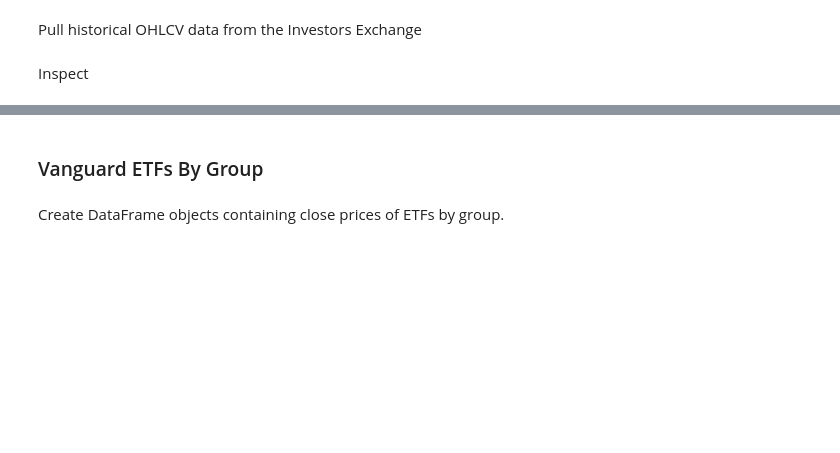
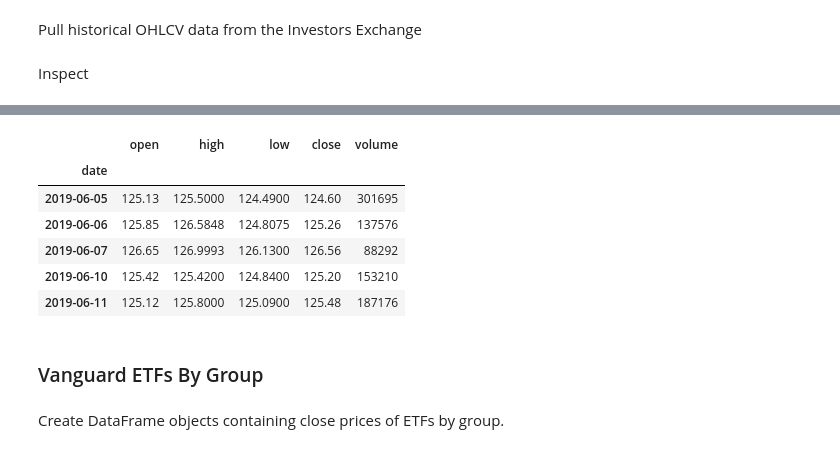
Before and after one commit to DinodC/investing-etf-kelly, a Jupyter notebook: investing_etf_kelly_01.ipynb, the cells around one changed output, grey strips where cells are left out. Cells and saved outputs as stored; diff of their text form; code cells hidden in the pictures; blank space fills up the shorter version.

```diff
--- a/investing_etf_kelly_01.ipynb
+++ b/investing_etf_kelly_01.ipynb
@@ -259,4 +273,14 @@ etf_data.tail()
 5 rows × 295 columns
+# %%
+etf_data.EDV.tail()
+# %% [output]
+|  | open | high | low | close | volume |
+| date |  |  |  |  |  |
+| 2019-06-05 | 125.13 | 125.5000 | 124.4900 | 124.60 | 301695 |
+| 2019-06-06 | 125.85 | 126.5848 | 124.8075 | 125.26 | 137576 |
+| 2019-06-07 | 126.65 | 126.9993 | 126.1300 | 126.56 | 88292 |
+| 2019-06-10 | 125.42 | 125.4200 | 124.8400 | 125.20 | 153210 |
+| 2019-06-11 | 125.12 | 125.8000 | 125.0900 | 125.48 | 187176 |
 # %% [markdown]
 ### Vanguard ETFs By Group
 # %% [markdown]
```
Also changed, not shown: parts of 28 cells of this notebook, 6 other files.
